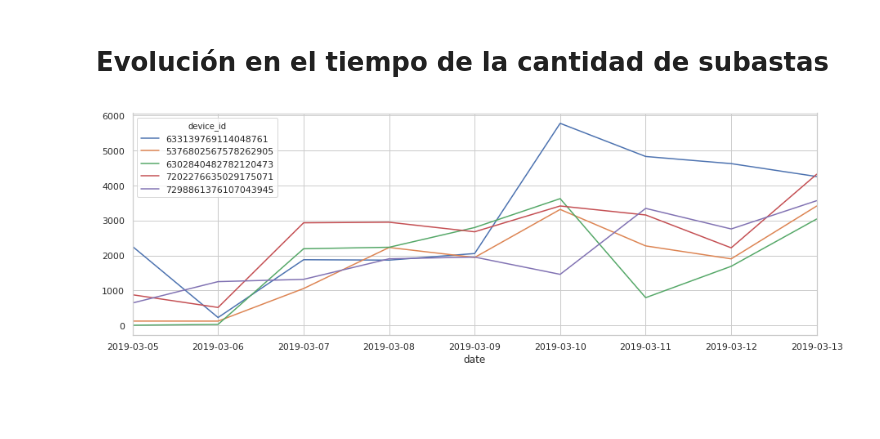
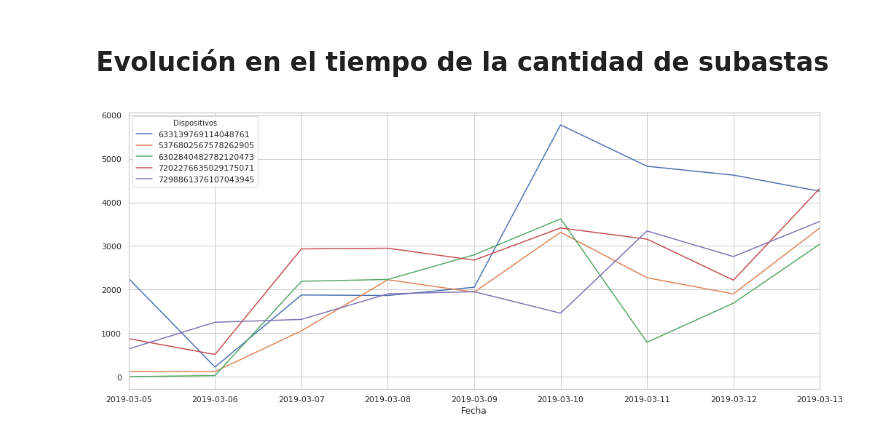
Before and after one commit to gonzaloea/fingers-exercises-7506, a Jupyter notebook: finger1/Finger1.1.ipynb, the cells around one changed output. Saved outputs shown, nothing was run; the diff lists cells and outputs as text; code cells hidden in the pictures; blank space fills up the shorter version.

```diff
--- a/finger1/Finger1.1.ipynb
+++ b/finger1/Finger1.1.ipynb
@@ -155,9 +155,12 @@ pivot_grouped_by_date_devices
 | 2019-03-11 | 4829 | 2272 | 792 | 3157 | ... |
 | 2019-03-12 | 4625 | 1902 | 1689 | 2217 | ... |
 | 2019-03-13 | 4256 | 3413 | 3042 | 4322 | ... |
+# %%
+pivot_grouped_by_date_devices.index.name = 'Fecha'
+pivot_grouped_by_date_devices.columns.name = 'Dispositivos'
 # %% [markdown]
 # Evolución en el tiempo de la cantidad de subastas
 # %%
-pivot_grouped_by_date_devices.plot(figsize=(15,5));
+pivot_grouped_by_date_devices.plot(figsize=(17,7));
 # %% [output]
-[figure, old version]
+[figure, new version]
```
Also changed, not shown: 2 other files.
